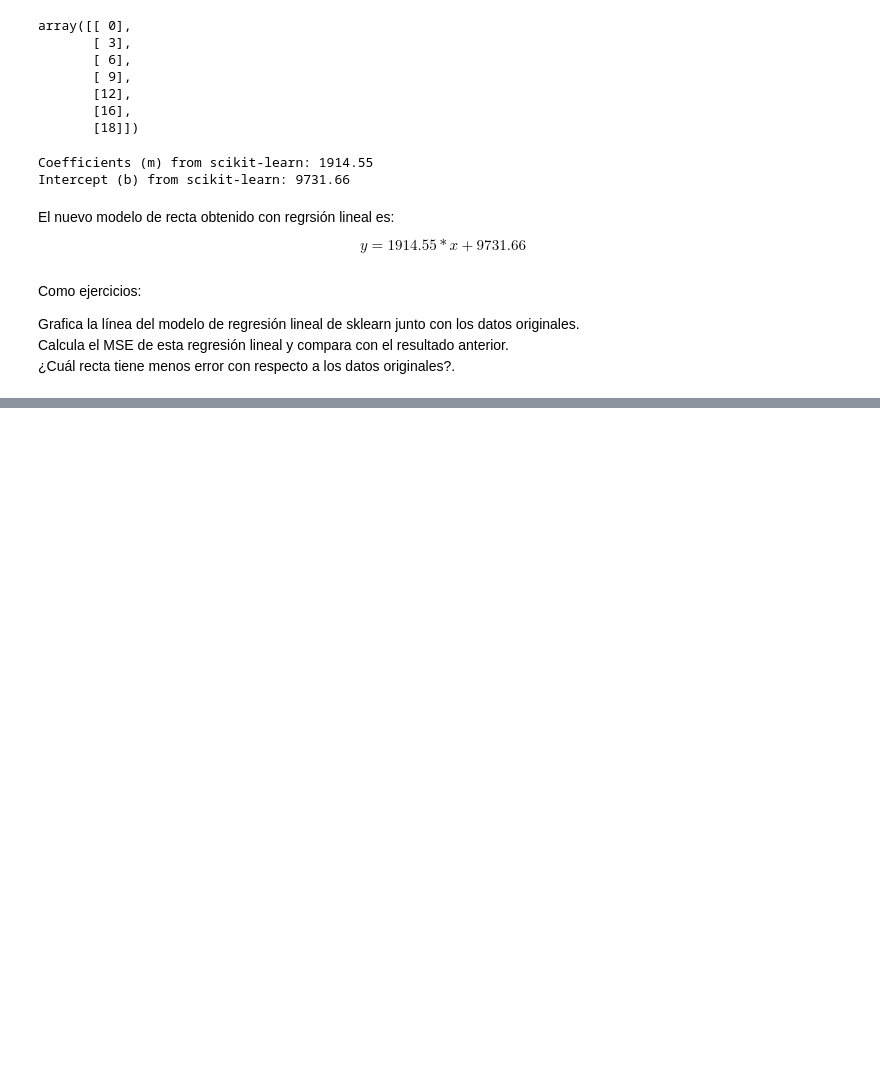
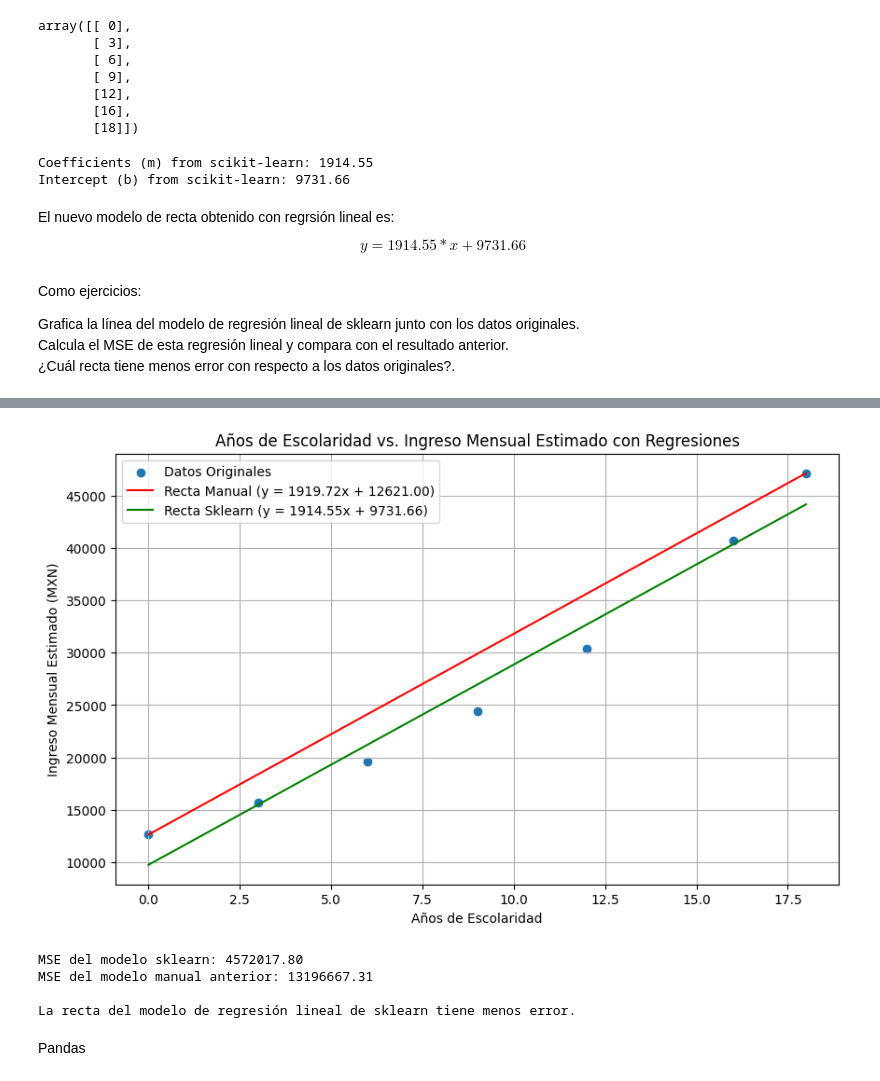
Before and after one commit to RodrigoBLl/MineriaDeDatos, a Jupyter notebook: Untitled0.ipynb, the cells around one changed output, grey strips where cells are left out. Cells and saved outputs as stored; diff of their text form; code cells hidden in the pictures; blank space fills up the shorter version.

```diff
--- a/Untitled0.ipynb
+++ b/Untitled0.ipynb
@@ -845,0 +896,68 @@ Calcula el MSE de esta regresión lineal y compara con el resultado anterior.
+# %%
+import numpy as np
+import matplotlib.pyplot as plt
+from sklearn.linear_model import LinearRegression
+from sklearn.metrics import mean_squared_error
+
+# 1. Data Definition
+anios_escolaridad = np.array([0, 3, 6, 9, 12, 16, 18])
+ingreso_mensual_estimado_mx = np.array([12621, 15723, 19587, 24401, 30398, 40747, 47176])
+
+# 2. Manual Linear Regression Calculation (using first and last points)
+x1 = anios_escolaridad[0]
+y1 = ingreso_mensual_estimado_mx[0]
+x2 = anios_escolaridad[-1]
+y2 = ingreso_mensual_estimado_mx[-1]
+
+m_manual = (y2 - y1) / (x2 - x1)
+b_manual = y1 - m_manual * x1
+
+y_pred_manual = m_manual * anios_escolaridad + b_manual
+suma_errores_cuadrados_manual = np.sum((ingreso_mensual_estimado_mx - y_pred_manual)**2)
+mse_manual = suma_errores_cuadrados_manual / len(anios_escolaridad)
+
+# 3. Scikit-learn Linear Regression Calculation
+X = anios_escolaridad.reshape(-1, 1) # Reshape for sklearn
+y = ingreso_mensual_estimado_mx
+
+modelo_regresion = LinearRegression()
+modelo_regresion.fit(X, y)
+
+m_sklearn = modelo_regresion.coef_[0]
+b_sklearn = modelo_regresion.intercept_
+y_pred_sklearn = modelo_regresion.predict(X)
+
+# 4. Plotting both regression lines
+plt.figure(figsize=(10, 6))
+plt.scatter(anios_escolaridad, ingreso_mensual_estimado_mx, label='Datos Originales')
+plt.plot(anios_escolaridad, y_pred_manual, color='red',
+         label=f'Recta Manual (y = {m_manual:.2f}x + {b_manual:.2f})')
+plt.plot(anios_escolaridad, y_pred_sklearn, color='green',
+         label=f'Recta Sklearn (y = {m_sklearn:.2f}x + {b_sklearn:.2f})')
+plt.title('Años de Escolaridad vs. Ingreso Mensual Estimado con Regresiones')
+plt.xlabel('Años de Escolaridad')
+plt.ylabel('Ingreso Mensual Estimado (MXN)')
+plt.grid(True)
+plt.legend()
+plt.show()
+
+# 5. Calculate MSE for sklearn model and compare
+mse_sklearn = mean_squared_error(ingreso_mensual_estimado_mx, y_pred_sklearn)
+
+print(f"MSE del modelo sklearn: {mse_sklearn:.2f}")
+print(f"MSE del modelo manual anterior: {mse_manual:.2f}")
+
+if mse_sklearn < mse_manual:
+    print("\nLa recta del modelo de regresión lineal de sklearn tiene menos error.")
+elif mse_sklearn > mse_manual:
+    print("\nLa recta del modelo manual anterior tiene menos error.")
+else:
+    print("\nAmbas rectas tienen el mismo error.")
+# %% [output]
+[figure, added]
+MSE del modelo sklearn: 4572017.80
+MSE del modelo manual anterior: 13196667.31
+
+La recta del modelo de regresión lineal de sklearn tiene menos error.
+# %% [markdown]
+Pandas
```
Also changed, not shown: parts of 24 cells of this notebook.
